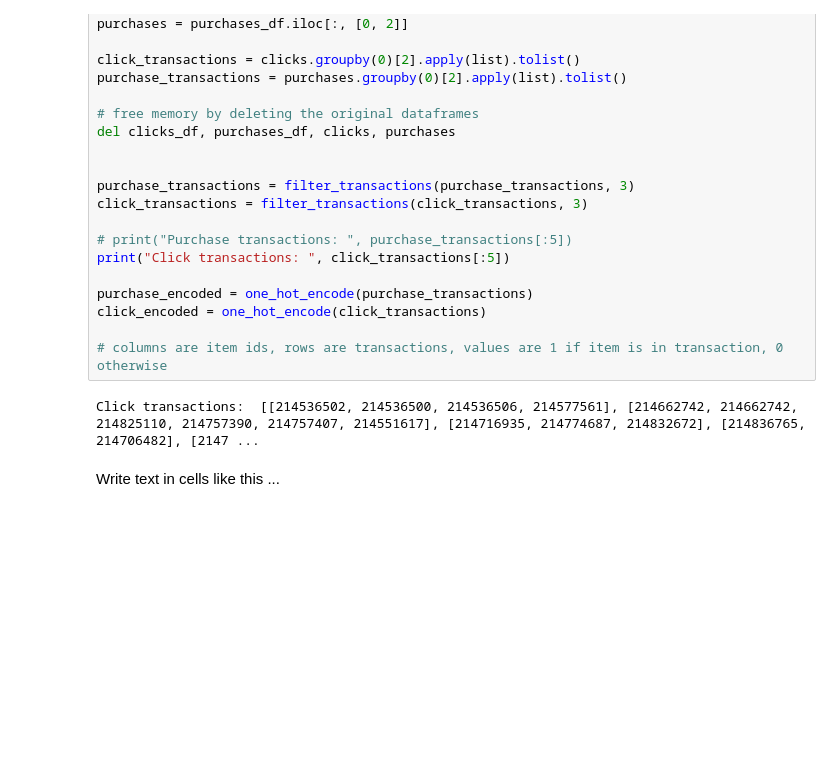
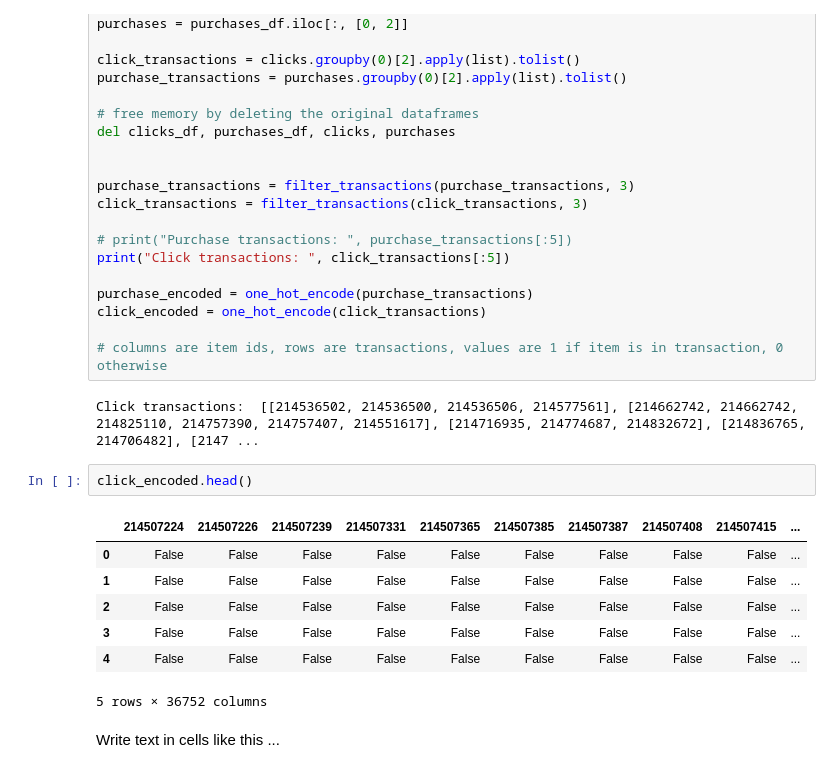
Before and after one commit to vb213/datamining, a Jupyter notebook: PD_202526_Project.ipynb, the cells around one changed output. Drawn from its saved outputs; the diff is of its cells as text; blank space fills up the shorter version.

```diff
--- a/PD_202526_Project.ipynb
+++ b/PD_202526_Project.ipynb
@@ -143,6 +143,16 @@ click_encoded = one_hot_encode(click_transactions)
 # columns are item ids, rows are transactions, values are 1 if item is in transaction, 0 otherwise
 # %% [output]
 Click transactions:  [[214536502, 214536500, 214536506, 214577561], [214662742, 214662742, 214825110, 214757390, 214757407, 214551617], [214716935, 214774687, 214832672], [214836765, 214706482], [2147 ...
+# %%
+click_encoded.head()
+# %% [output]
+|  | 214507224 | 214507226 | 214507239 | 214507331 | 214507365 | 214507385 | 214507387 | 214507408 | 214507415 | ... |
+| 0 | False | False | False | False | False | False | False | False | False | ... |
+| 1 | False | False | False | False | False | False | False | False | False | ... |
+| 2 | False | False | False | False | False | False | False | False | False | ... |
+| 3 | False | False | False | False | False | False | False | False | False | ... |
+| 4 | False | False | False | False | False | False | False | False | False | ... |
+5 rows × 36752 columns
 # %% [markdown]
 Write text in cells like this ...
 # %% [markdown]
```
Also changed, not shown: parts of 2 cells of this notebook, 2 other files.
